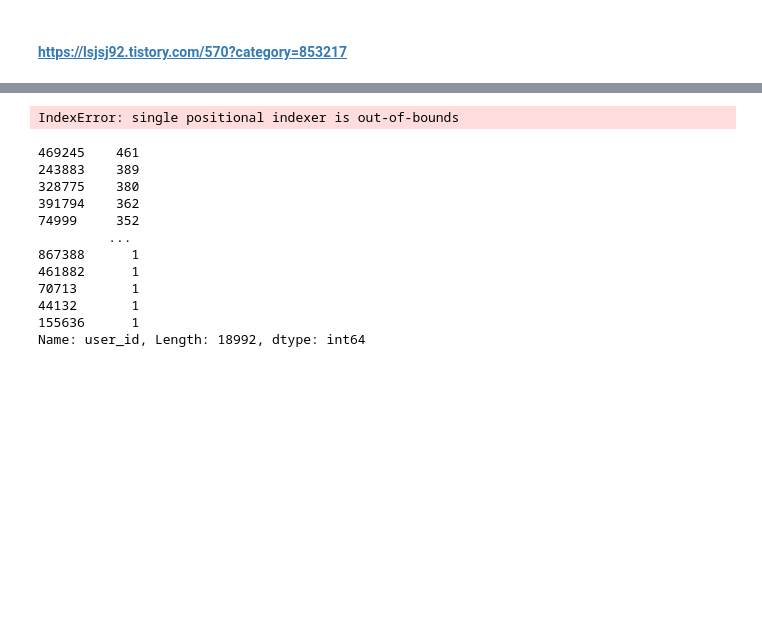
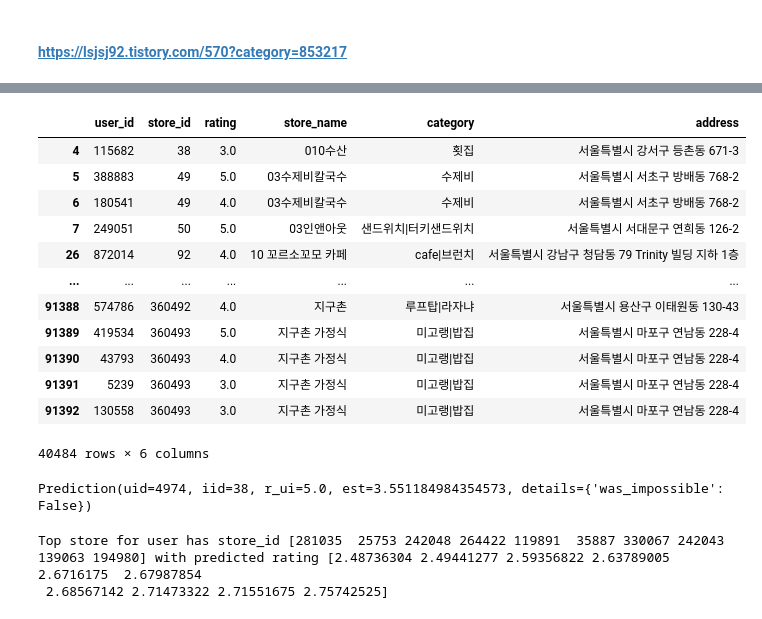
Before and after one commit to jr31112/yummy, a Jupyter notebook: sub2/backend/MF.ipynb, the cells around one changed output, grey strips where cells are left out. Drawn from its saved outputs; the diff is of its cells as text; code cells hidden in the pictures; blank space fills up the shorter version.

```diff
--- a/sub2/backend/MF.ipynb
+++ b/sub2/backend/MF.ipynb
@@ -38,7 +39,7 @@ import numpy as np
 from sklearn.metrics.pairwise import cosine_similarity
 from sklearn.metrics import pairwise_distances
 # %%
-stores = df_store[['id','store_name','category']]
+stores = df_store[['id','store_name','category','address']]
 reviews = df_review[['user_id','store_id','total_score']]
 reviews.rename(columns={'total_score':'rating'}, inplace=True)
 stores.rename(columns={'id':'store_id'},inplace=True)
@@ -248,0 +192,12 @@ https://www.fun-coding.org/recommend_basic7.html
+# %%
+#swapping columns
+df = pd.merge(reviews, stores,on="store_id")
+raw=df[['user_id','store_id','rating']]
+# when importing from a DF, you only need to specify the scale of the ratings.
+reader = surprise.Reader(rating_scale=(0,5))
+#into surprise:
+dataframe = surprise.Dataset.load_from_df(raw,reader)
+trainset = dataframe.build_full_trainset()
+# Use the famous SVD algorithm.
+algo = SVD()
+algo.fit(trainset)
@@ -509,4 +290,0 @@ def recommend_store(df_svd_preds, user_id, ori_store_df,ori_review_df, num_recom
-# %%
-already_rated , predictions = recommend_store(df_svd_preds,469245, df_store,df_review,10)
-# %% [output]
-IndexError: single positional indexer is out-of-bounds
@@ -515,15 +291,18 @@ already_rated.head()
-# %%
-df_review['user_id'].value_counts()
-# %% [output]
-469245    461
-243883    389
-328775    380
-391794    362
-74999     352
-         ...
-867388      1
-461882      1
-70713       1
-44132       1
-155636      1
-Name: user_id, Length: 18992, dtype: int64
+# %%
+test = df[df['address'].str.contains("서울")]
+# %%
+test
+# %% [output]
+|  | user_id | store_id | rating | store_name | category | address |
+| 4 | 115682 | 38 | 3.0 | 010수산 | 횟집 | 서울특별시 강서구 등촌동 671-3 |
+| 5 | 388883 | 49 | 5.0 | 03수제비칼국수 | 수제비 | 서울특별시 서초구 방배동 768-2 |
+| 6 | 180541 | 49 | 4.0 | 03수제비칼국수 | 수제비 | 서울특별시 서초구 방배동 768-2 |
+| 7 | 249051 | 50 | 5.0 | 03인앤아웃 | 샌드위치|터키샌드위치 | 서울특별시 서대문구 연희동 126-2 |
+| 26 | 872014 | 92 | 4.0 | 10 꼬르소꼬모 카페 | cafe|브런치 | 서울특별시 강남구 청담동 79 Trinity 빌딩 지하 1층 |
+| ... | ... | ... | ... | ... | ... | ... |
+| 91388 | 574786 | 360492 | 4.0 | 지구촌 | 루프탑|라자냐 | 서울특별시 용산구 이태원동 130-43 |
+| 91389 | 419534 | 360493 | 5.0 | 지구촌 가정식 | 미고랭|밥집 | 서울특별시 마포구 연남동 228-4 |
+| 91390 | 43793 | 360493 | 4.0 | 지구촌 가정식 | 미고랭|밥집 | 서울특별시 마포구 연남동 228-4 |
+| 91391 | 5239 | 360493 | 3.0 | 지구촌 가정식 | 미고랭|밥집 | 서울특별시 마포구 연남동 228-4 |
+| 91392 | 130558 | 360493 | 3.0 | 지구촌 가정식 | 미고랭|밥집 | 서울특별시 마포구 연남동 228-4 |
+40484 rows × 6 columns
@@ -529,0 +313,14 @@ Name: user_id, Length: 18992, dtype: int64
+# %%
+testset = [[4974,iid,5.] for iid in iids_to_pred]
+predictions = algo.test(testset)
+predictions[0]
+# %% [output]
+Prediction(uid=4974, iid=38, r_ui=5.0, est=3.551184984354573, details={'was_impossible': False})
+# %%
+pred_ratings = np.array([pred.est for pred in predictions])
+i_max = pred_ratings.argsort()[:10]
+iid = iids_to_pred[i_max]
+print('Top store for user has store_id {0} with predicted rating {1}'.format(iid,pred_ratings[i_max]))
+# %% [output]
+Top store for user has store_id [281035  25753 242048 264422 119891  35887 330067 242043 139063 194980] with predicted rating [2.48736304 2.49441277 2.59356822 2.63789005 2.6716175  2.67987854
+ 2.68567142 2.71473322 2.71551675 2.75742525]
```
Also changed, not shown: parts of 69 cells of this notebook, 1 other file.
